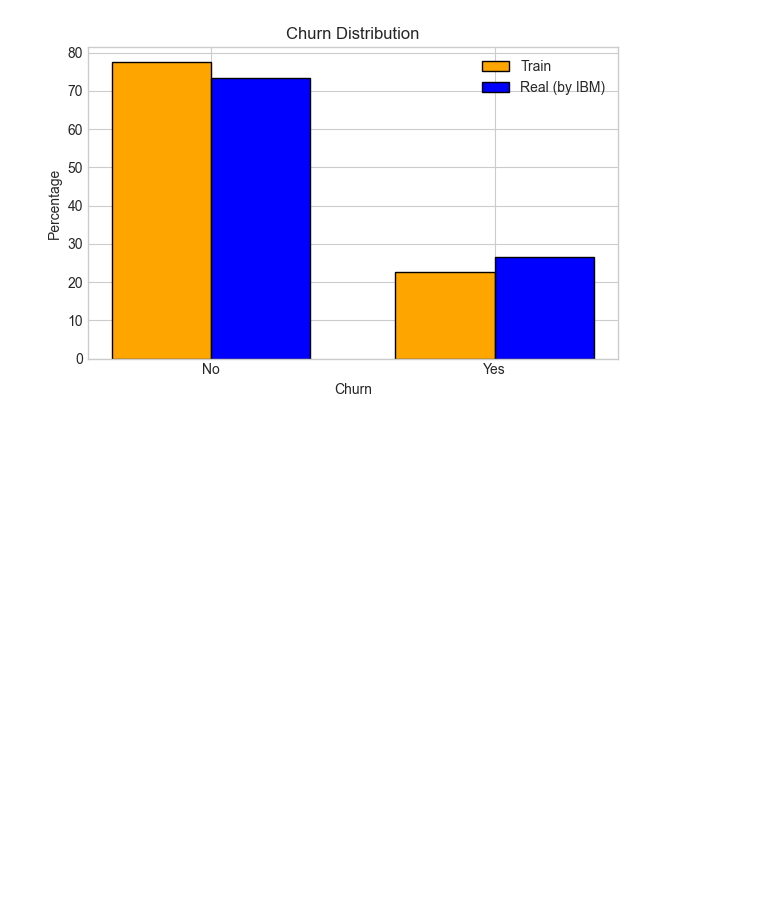
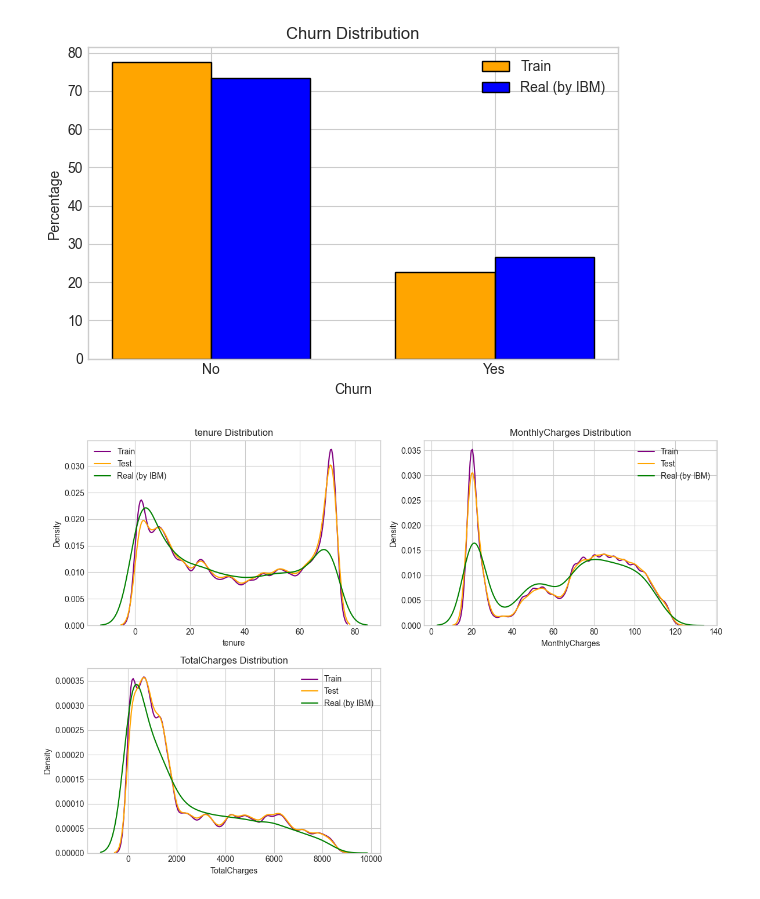
Before and after one commit to Aryan-Kaisth/Kaggle-Competitions, a Jupyter notebook: S6E3-Customer-Churn/notebooks/EDA.ipynb, the cells around one changed output. Cells and saved outputs as stored; diff of their text form; code cells hidden in the pictures; blank space fills up the shorter version.

Commit message:
add more plots and analysis

```diff
--- a/S6E3-Customer-Churn/notebooks/EDA.ipynb
+++ b/S6E3-Customer-Churn/notebooks/EDA.ipynb
@@ -153,3 +153,31 @@ plt.tight_layout()
 plt.show()
 # %% [output]
 [figure]
+# %%
+exog.TotalCharges = pd.to_numeric(exog.TotalCharges, errors='coerce')
+# %%
+n = len(num_cols)
+cols = 2
+rows = math.ceil(n / cols)
+
+fig, axes = plt.subplots(rows, cols, figsize=(6 * cols, 4 * rows))
+axes = axes.flatten()
+
+for i, col in enumerate(num_cols):
+
+    sns.kdeplot(train[col], ax=axes[i], label="Train", fill=False, color="purple")
+    sns.kdeplot(test[col], ax=axes[i], label="Test", fill=False, color="orange")
+    sns.kdeplot(exog[col], ax=axes[i], label="Real (by IBM)", fill=False, color="green")
+
+    axes[i].set_title(f"{col} Distribution")
+    axes[i].set_xlabel(col)
+    axes[i].set_ylabel("Density")
+    axes[i].legend()
+
+for ax in axes[n:]:
+    fig.delaxes(ax)
+
+plt.tight_layout()
+plt.show()
+# %% [output]
+[figure, added]
```
Also changed, not shown: parts of 2 cells of this notebook.
